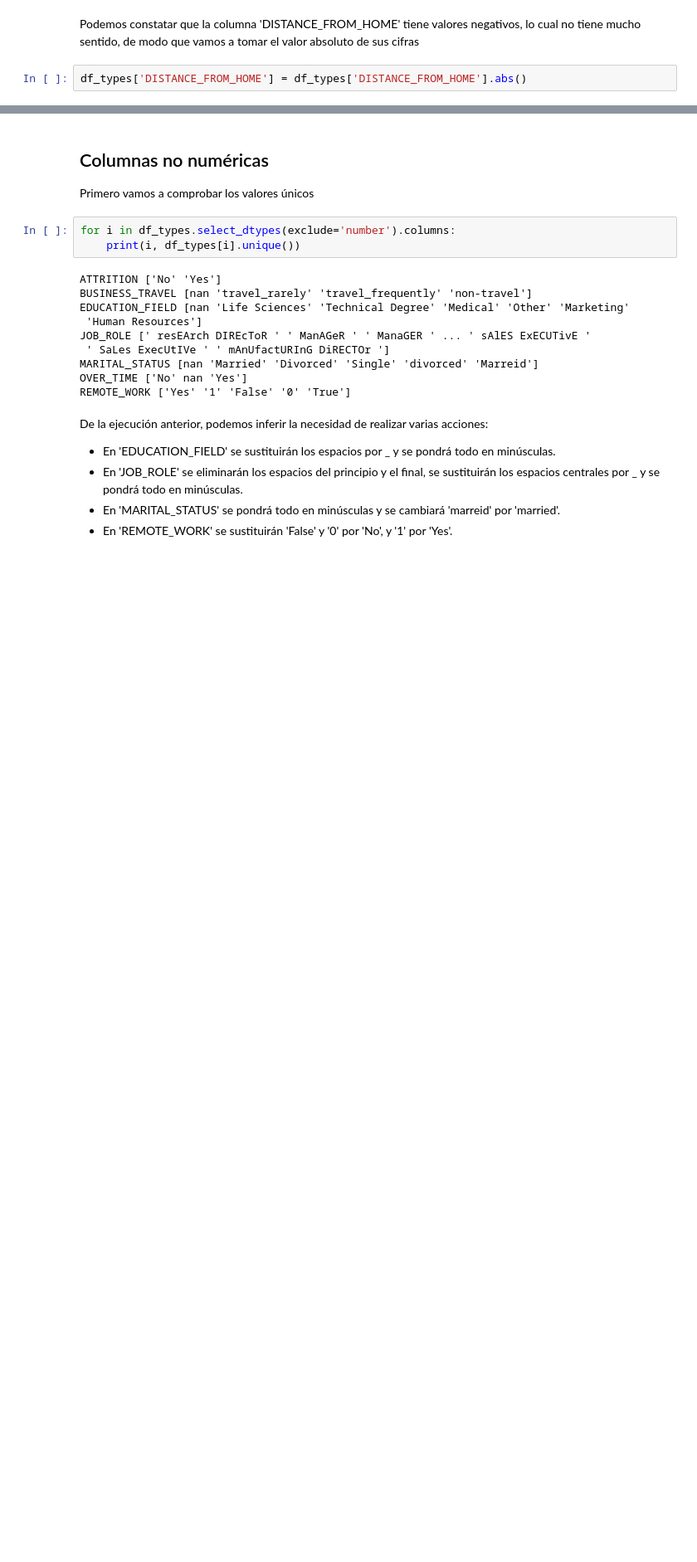
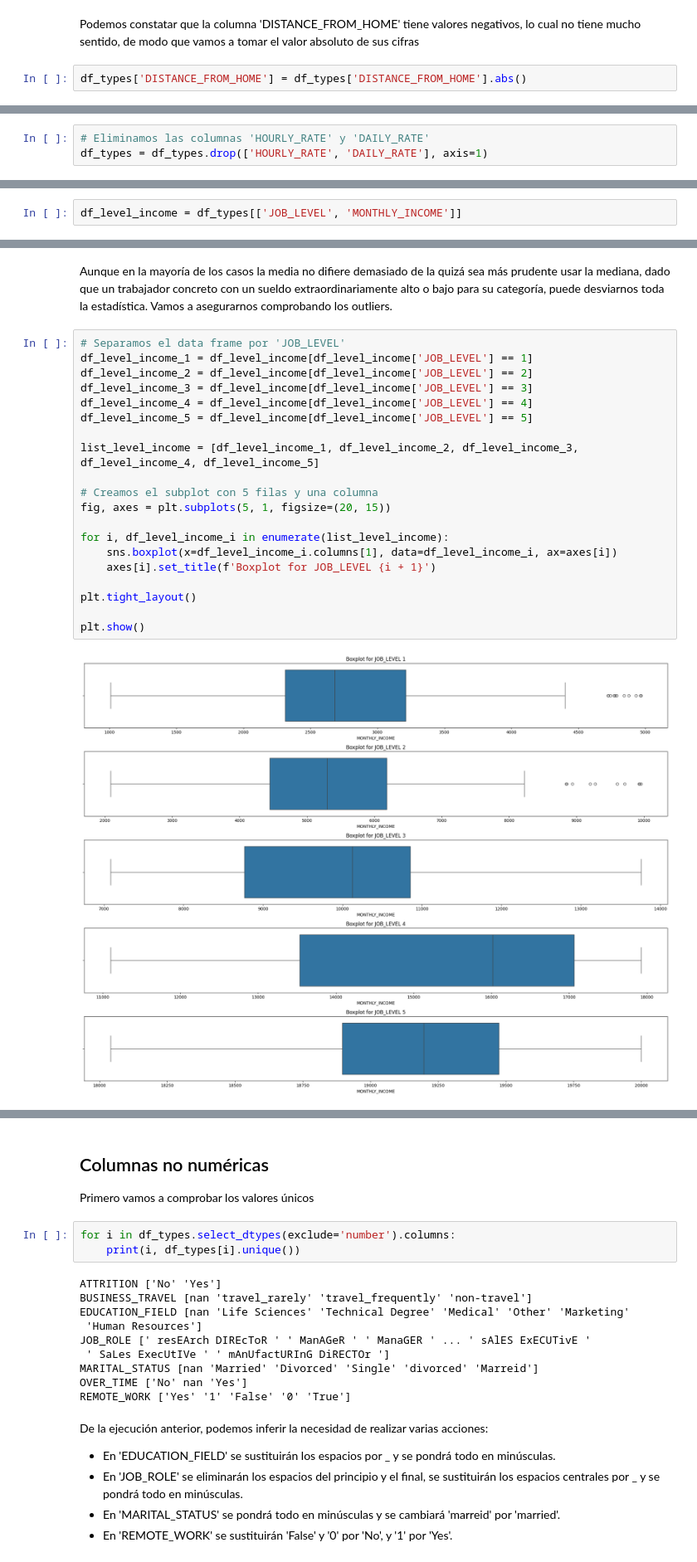
Before and after one commit to Origamologo/Empleados, a Jupyter notebook: 01_etl.ipynb, the cells around one changed output, grey strips where cells are left out. Shown at 83% size. Drawn from its saved outputs; the diff is of its cells as text; blank space fills up the shorter version.

```diff
--- a/01_etl.ipynb
+++ b/01_etl.ipynb
@@ -309,0 +339,3 @@ df_types['DISTANCE_FROM_HOME'] = df_types['DISTANCE_FROM_HOME'].abs()
+# %%
+# Eliminamos las columnas 'HOURLY_RATE' y 'DAILY_RATE'
+df_types = df_types.drop(['HOURLY_RATE', 'DAILY_RATE'], axis=1)
@@ -309,0 +357,2 @@ df_types['DISTANCE_FROM_HOME'] = df_types['DISTANCE_FROM_HOME'].abs()
+# %%
+df_level_income = df_types[['JOB_LEVEL', 'MONTHLY_INCOME']]
@@ -309,0 +392,24 @@ df_types['DISTANCE_FROM_HOME'] = df_types['DISTANCE_FROM_HOME'].abs()
+# %% [markdown]
+Aunque en la mayoría de los casos la media no difiere demasiado de la quizá sea más prudente usar la mediana, dado que un trabajador concreto con un sueldo extraordinariamente alto o bajo para su categoría, puede desviarnos toda la estadística. Vamos a asegurarnos comprobando los outliers.
+# %%
+# Separamos el data frame por 'JOB_LEVEL'
+df_level_income_1 = df_level_income[df_level_income['JOB_LEVEL'] == 1]
+df_level_income_2 = df_level_income[df_level_income['JOB_LEVEL'] == 2]
+df_level_income_3 = df_level_income[df_level_income['JOB_LEVEL'] == 3]
+df_level_income_4 = df_level_income[df_level_income['JOB_LEVEL'] == 4]
+df_level_income_5 = df_level_income[df_level_income['JOB_LEVEL'] == 5]
+
+list_level_income = [df_level_income_1, df_level_income_2, df_level_income_3, df_level_income_4, df_level_income_5]
+
+# Creamos el subplot con 5 filas y una columna
+fig, axes = plt.subplots(5, 1, figsize=(20, 15))
+
+for i, df_level_income_i in enumerate(list_level_income):
+    sns.boxplot(x=df_level_income_i.columns[1], data=df_level_income_i, ax=axes[i])
+    axes[i].set_title(f'Boxplot for JOB_LEVEL {i + 1}')
+
+plt.tight_layout()
+
+plt.show()
+# %% [output]
+[figure, added]
```
Also changed, not shown: parts of 29 cells of this notebook, 5 other files.
